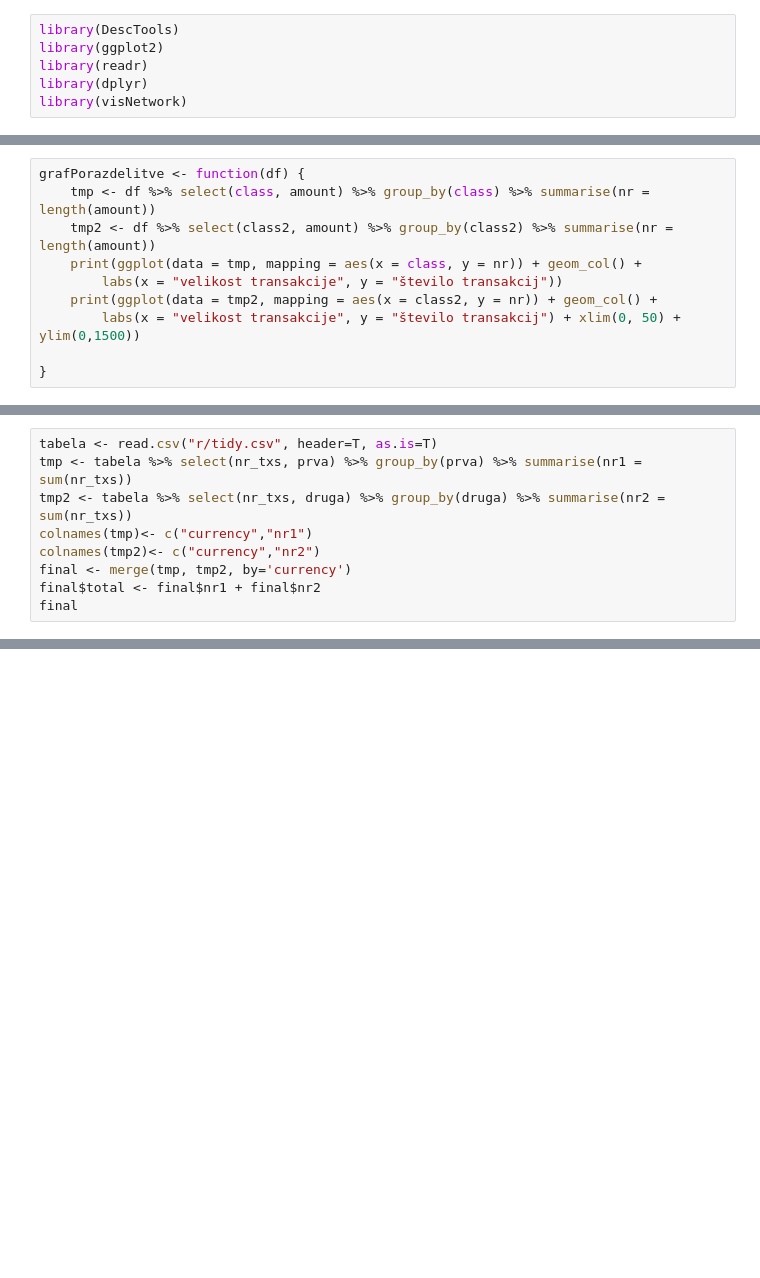
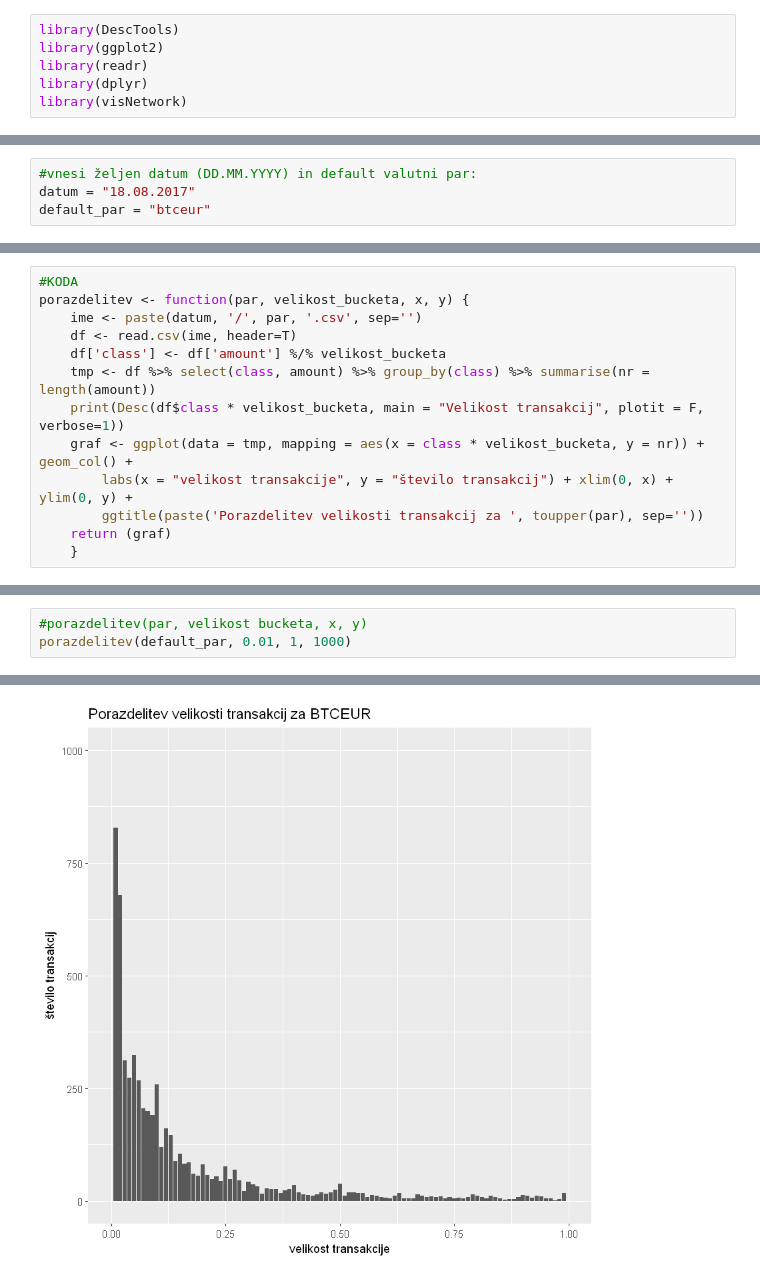
Before and after one commit to metodj/kripto, a Jupyter notebook: CC_exchanges/bitstamp/bitstamp_analiza_in_vizualizacija.ipynb, the cells around one changed output, grey strips where cells are left out. Drawn from its saved outputs; the diff is of its cells as text; blank space fills up the shorter version.

```diff
--- a/CC_exchanges/bitstamp/bitstamp_analiza_in_vizualizacija.ipynb
+++ b/CC_exchanges/bitstamp/bitstamp_analiza_in_vizualizacija.ipynb
@@ -128,10 +6,0 @@ Velikost transakcij
-# %%
-grafPorazdelitve <- function(df) {
-    tmp <- df %>% select(class, amount) %>% group_by(class) %>% summarise(nr = length(amount))
-    tmp2 <- df %>% select(class2, amount) %>% group_by(class2) %>% summarise(nr = length(amount))
-    print(ggplot(data = tmp, mapping = aes(x = class, y = nr)) + geom_col() +
-        labs(x = "velikost transakcije", y = "število transakcij"))
-    print(ggplot(data = tmp2, mapping = aes(x = class2, y = nr)) + geom_col() +
-        labs(x = "velikost transakcije", y = "število transakcij") + xlim(0, 50) + ylim(0,1500))
-
-}
@@ -288,9 +6,0 @@ TO DO
-# %%
-tabela <- read.csv("r/tidy.csv", header=T, as.is=T)
-tmp <- tabela %>% select(nr_txs, prva) %>% group_by(prva) %>% summarise(nr1 = sum(nr_txs))
-tmp2 <- tabela %>% select(nr_txs, druga) %>% group_by(druga) %>% summarise(nr2 = sum(nr_txs))
-colnames(tmp)<- c("currency","nr1")
-colnames(tmp2)<- c("currency","nr2")
-final <- merge(tmp, tmp2, by='currency')
-final$total <- final$nr1 + final$nr2
-final
@@ -334,0 +38,4 @@ Ali lahko kje pridobis podatke o uporabnikih na posamezni borzi, vsaj za katero
+# %%
+#vnesi željen datum (DD.MM.YYYY) in default valutni par:
+datum = "18.08.2017"
+default_par = "btceur"
@@ -334,0 +154,13 @@ Ali lahko kje pridobis podatke o uporabnikih na posamezni borzi, vsaj za katero
+# %%
+#KODA
+porazdelitev <- function(par, velikost_bucketa, x, y) {
+    ime <- paste(datum, '/', par, '.csv', sep='')
+    df <- read.csv(ime, header=T)
+    df['class'] <- df['amount'] %/% velikost_bucketa
+    tmp <- df %>% select(class, amount) %>% group_by(class) %>% summarise(nr = length(amount))
+    print(Desc(df$class * velikost_bucketa, main = "Velikost transakcij", plotit = F, verbose=1))
+    graf <- ggplot(data = tmp, mapping = aes(x = class * velikost_bucketa, y = nr)) + geom_col() +
+        labs(x = "velikost transakcije", y = "število transakcij") + xlim(0, x) + ylim(0, y) +
+        ggtitle(paste('Porazdelitev velikosti transakcij za ', toupper(par), sep=''))
+    return (graf)
+    }
@@ -334,0 +182,4 @@ Ali lahko kje pridobis podatke o uporabnikih na posamezni borzi, vsaj za katero
+# %%
+#porazdelitev(par, velikost bucketa, x, y)
+porazdelitev(default_par, 0.01, 1, 1000)
+# %% [output]
@@ -334,0 +203 @@ Ali lahko kje pridobis podatke o uporabnikih na posamezni borzi, vsaj za katero
+[figure, added]
```
Also changed, not shown: parts of 57 cells of this notebook, 17 other files.
